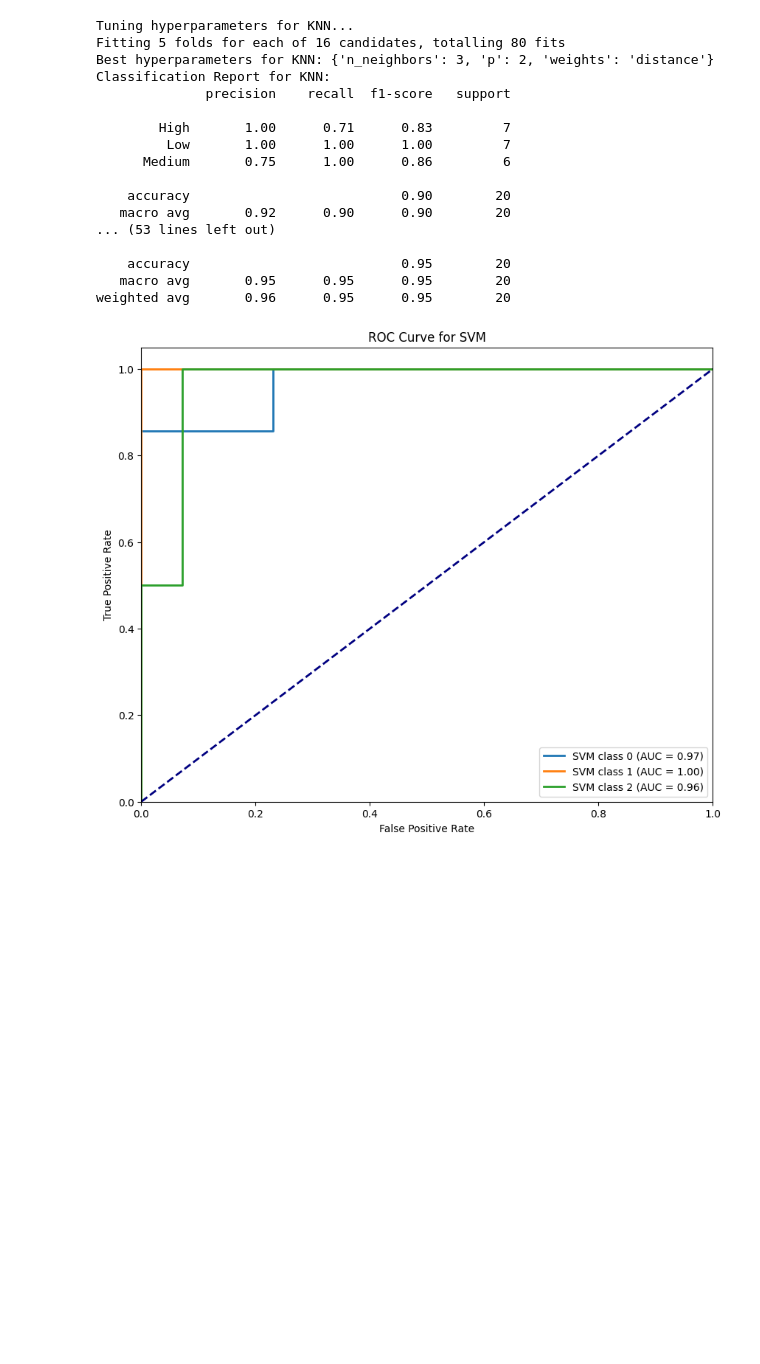
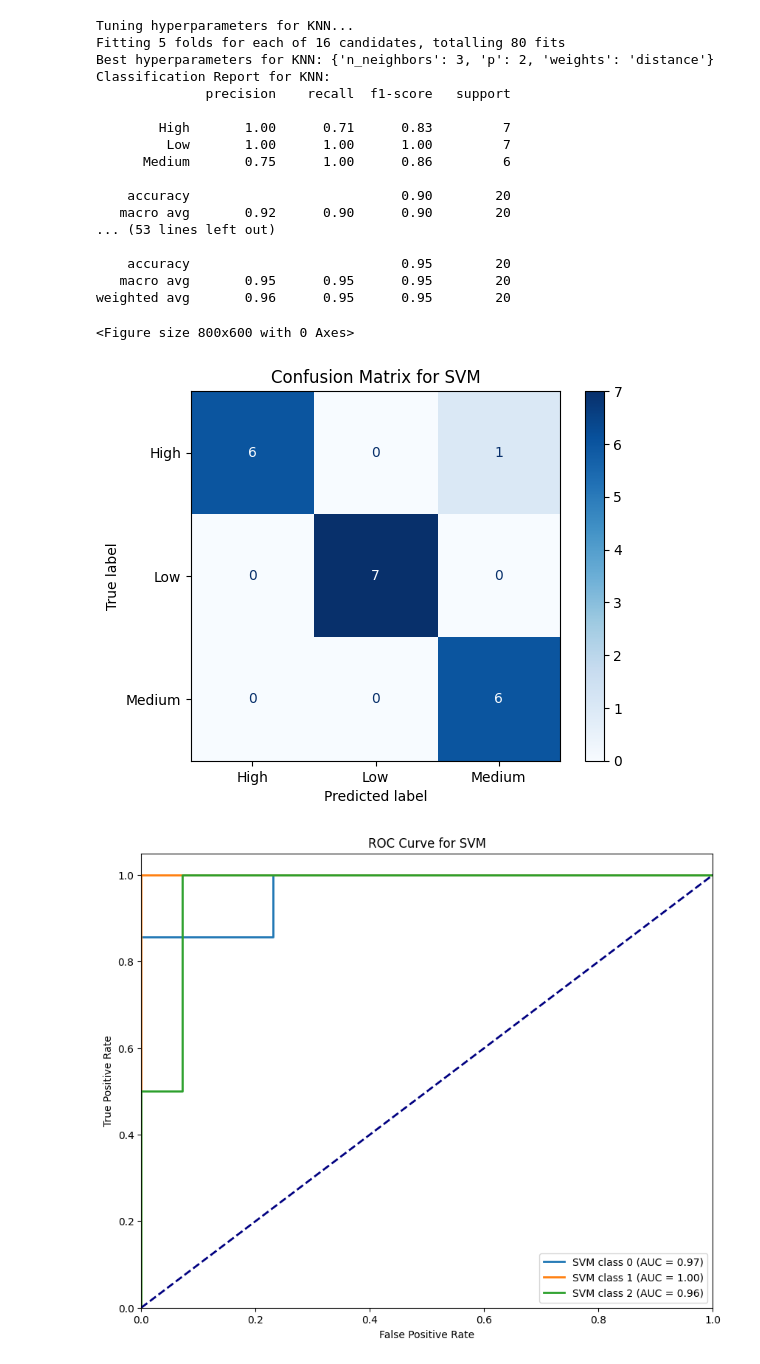
Before and after one commit to Kreezy09/ML-Assignment, a Jupyter notebook: Notebooks/traffic_acc.ipynb, the cells around one changed output. Drawn from its saved outputs; the diff is of its cells as text; code cells hidden in the pictures; blank space fills up the shorter version.

```diff
--- a/Notebooks/traffic_acc.ipynb
+++ b/Notebooks/traffic_acc.ipynb
@@ -1765,4 +1765,41 @@ Classification Report for KNN:
     accuracy                           0.95        20
    macro avg       0.95      0.95      0.95        20
 weighted avg       0.96      0.95      0.95        20
+# %%
+from sklearn.svm import SVC
+from sklearn.metrics import roc_curve, auc
+from sklearn.preprocessing import label_binarize
+import matplotlib.pyplot as plt
+from sklearn.metrics import confusion_matrix, ConfusionMatrixDisplay
+
+#import confusion matrix
+# from sklearn.metrics import confusion_matrix
+# from sklearn.metrics import plot_confusion_matrix
+
+X_train, X_test, y_train, y_test = train_test_split(X, y, test_size=0.25, random_state=42)
+
+# Re-train the SVM with the best hyperparameters
+svm_best = SVC(C=10, class_weight='balanced', kernel='rbf', probability=True, random_state=42)
+
+# Fit the model
+svm_best.fit(X_train, y_train)
+
+# Predict probabilities (decision function or predict_proba)
+y_score = svm_best.predict_proba(X_test)
+
+# Assuming your labels are ['Low', 'Medium', 'High']
+y_test_bin = label_binarize(y_test, classes=np.unique(y_test))
+n_classes = y_test_bin.shape[1]
+
+cm = confusion_matrix(y_test, y_pred, labels=np.unique(y_test))
+disp = ConfusionMatrixDisplay(confusion_matrix=cm, display_labels=np.unique(y_test))
+
+# Visualize the confusion matrix
+plt.figure(figsize=(8, 6))
+disp.plot(cmap=plt.cm.Blues)
+plt.title('Confusion Matrix for SVM')
+plt.show()
+# %% [output]
+<Figure size 800x600 with 0 Axes>
+[figure, added]
 # %%
```
Also changed, not shown: parts of 4 cells of this notebook, 4 other files.
